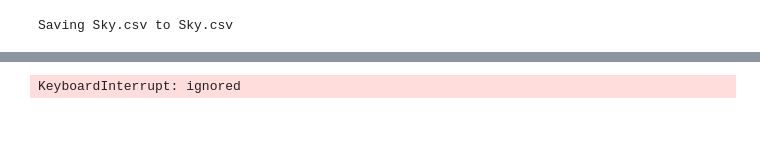
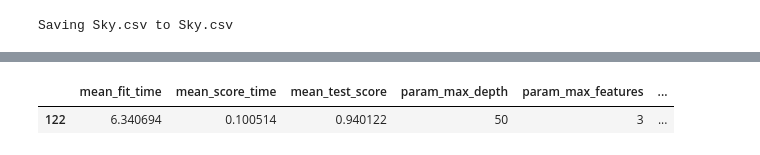
Before and after one commit to MattiaPOLI/DR14, a Jupyter notebook: RandomForest.ipynb, the cells around one changed output, grey strips where cells are left out. Drawn from its saved outputs; the diff is of its cells as text; code cells hidden in the pictures; blank space fills up the shorter version.

```diff
--- a/RandomForest.ipynb
+++ b/RandomForest.ipynb
@@ -255,6 +270,12 @@ Resampled dataset shape Counter({'QSO': 3496, 'STAR': 3496, 'GALAXY': 3496})
 # %%
-opt.fit(trainOver, labelOver)
-resultOver = pd.DataFrame(opt.cv_results_)
-resultOver.sort_values(by = ["rank_test_score"], axis = 0)
+#######################################
+# DO NOT RUN THIS CELL IT TAKES HOURS #
+#######################################
+#The best result is given by depth = 50, features = 3, estimators = 300
+
+#opt.fit(trainOver, labelOver)
+#resultOver = pd.DataFrame(opt.cv_results_)
+#resultOver.sort_values(by = ["rank_test_score"], axis = 0).head(1)
 # %% [output]
-KeyboardInterrupt: ignored
+|  | mean_fit_time | mean_score_time | mean_test_score | param_max_depth | param_max_features | ... |
+| 122 | 6.340694 | 0.100514 | 0.940122 | 50 | 3 | ... |
```
Also changed, not shown: parts of 7 cells of this notebook.
